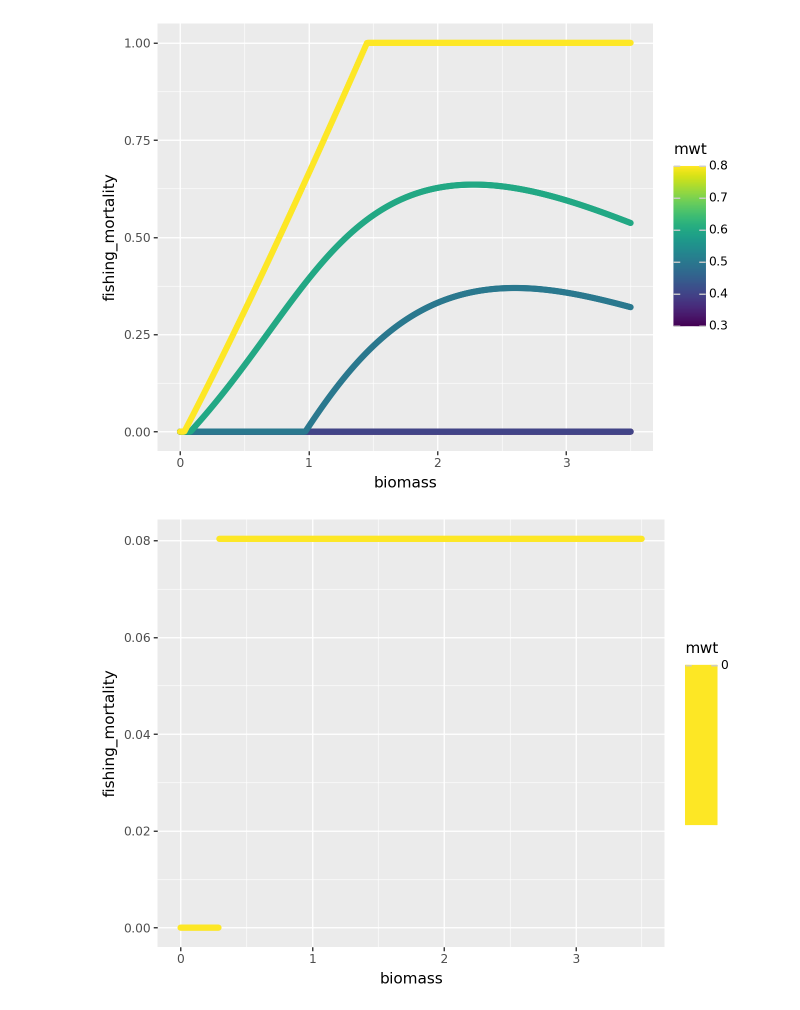
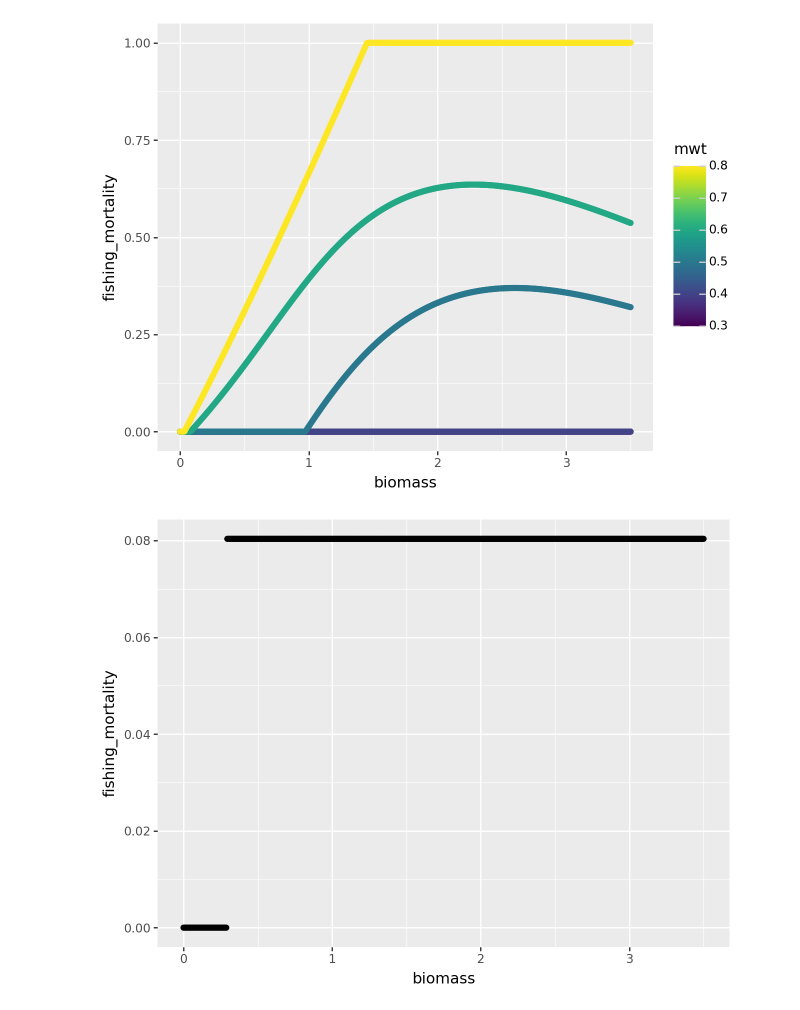
Before and after one commit to petebachant/rl4fisheries, a Jupyter notebook: notebooks/result_plots.ipynb, the cells around one changed output. Drawn from its saved outputs; the diff is of its cells as text; code cells hidden in the pictures.

```diff
--- a/notebooks/result_plots.ipynb
+++ b/notebooks/result_plots.ipynb
@@ -288,7 +311,7 @@ ggplot(
 # %%
 ggplot(
     cr_df,
-    aes(x='biomass', y='fishing_mortality', color='mwt')
+    aes(x='biomass', y='fishing_mortality')
 )+geom_point()
 # %% [output]
-[figure, old version]
+[figure, new version]
```
Also changed, not shown: parts of 11 cells of this notebook, 1 other file.
